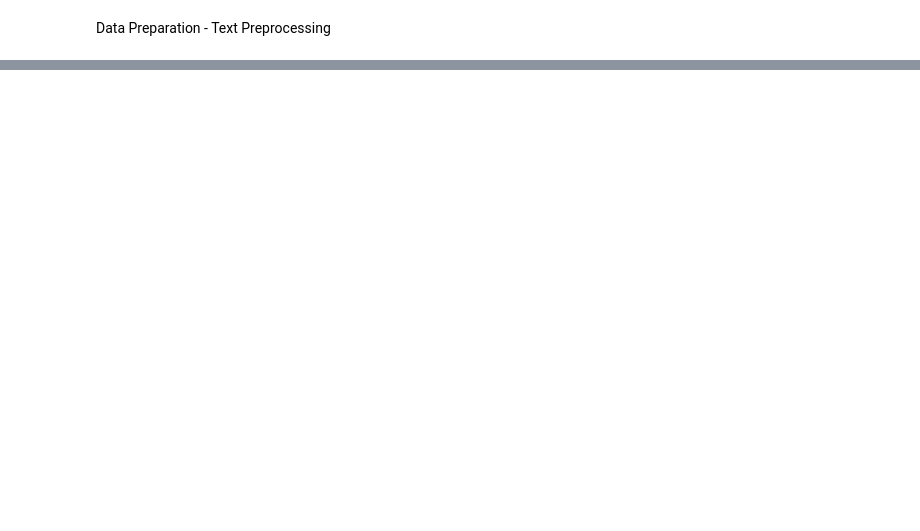
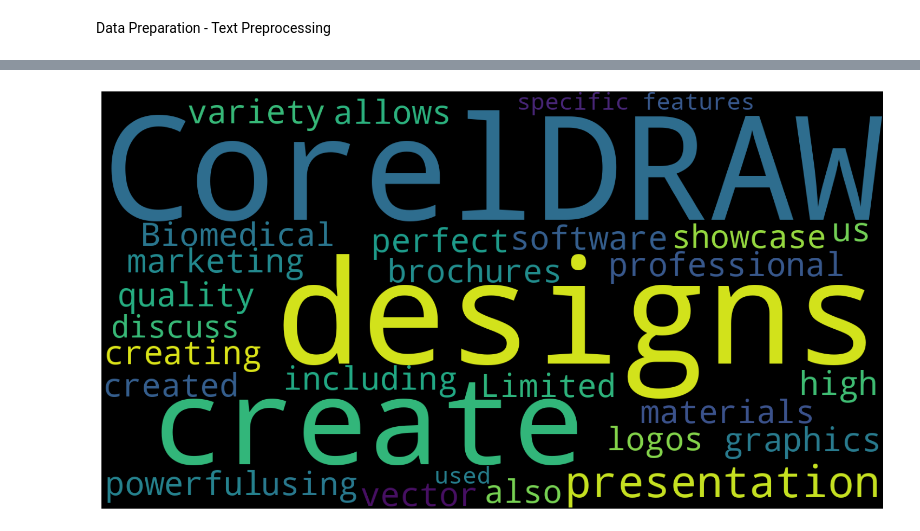
Before and after one commit to Tolash123/Machine_learning_and_Deep_learning, a Jupyter notebook: Module 4- Machine Learning/2. Working with Text Data/2. Case Study - Email spam filtering/email_filtering.ipynb, the cells around one changed output, grey strips where cells are left out. Saved outputs shown, nothing was run; the diff lists cells and outputs as text; code cells hidden in the pictures; blank space fills up the shorter version.

```diff
--- a/Module 4- Machine Learning/2. Working with Text Data/2. Case Study - Email spam filtering/email_filtering.ipynb
+++ b/Module 4- Machine Learning/2. Working with Text Data/2. Case Study - Email spam filtering/email_filtering.ipynb
@@ -145,0 +268,18 @@ def preprocess(raw_text, flag):
+# %%
+corel = """
+CorelDRAW is a powerful vector graphics software that allows us to create high-quality, professional designs. It's perfect for creating a variety of marketing materials, including brochures, logos, and presentations.
+
+In this presentation, I will showcase the designs I created for Biomedical Limited, using CorelDRAW. I will also discuss the specific features of CorelDRAW that I used to create the designs."""
+# %%
+corel_wordcloud = WordCloud(stopwords=stopwords.words('english'),
+                            background_color='black',
+                            width=1500,
+                            height=800
+                            ).generate(corel)
+# %%
+plt.figure(1, figsize=(30,20))
+plt.imshow(corel_wordcloud)
+plt.axis('off')
+plt.show()
+# %% [output]
+[figure, added]
```
Also changed, not shown: parts of 57 cells of this notebook.
